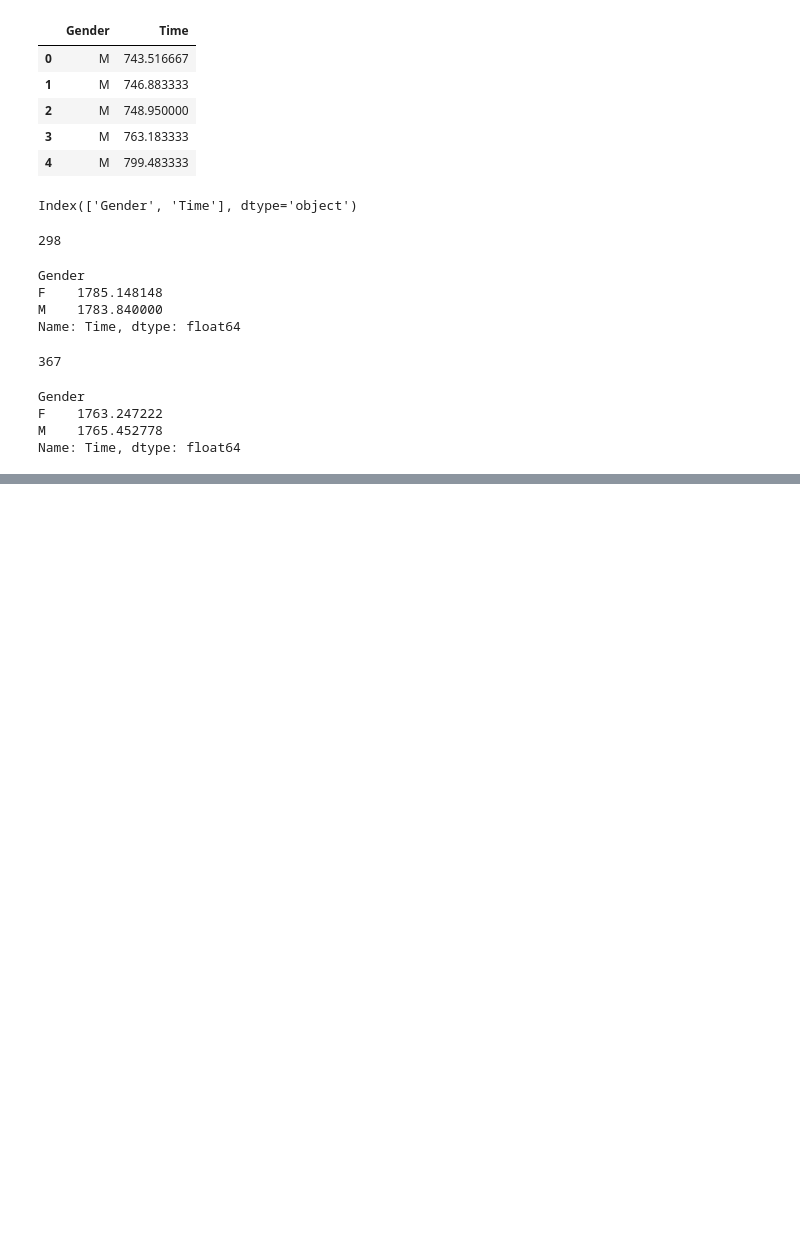
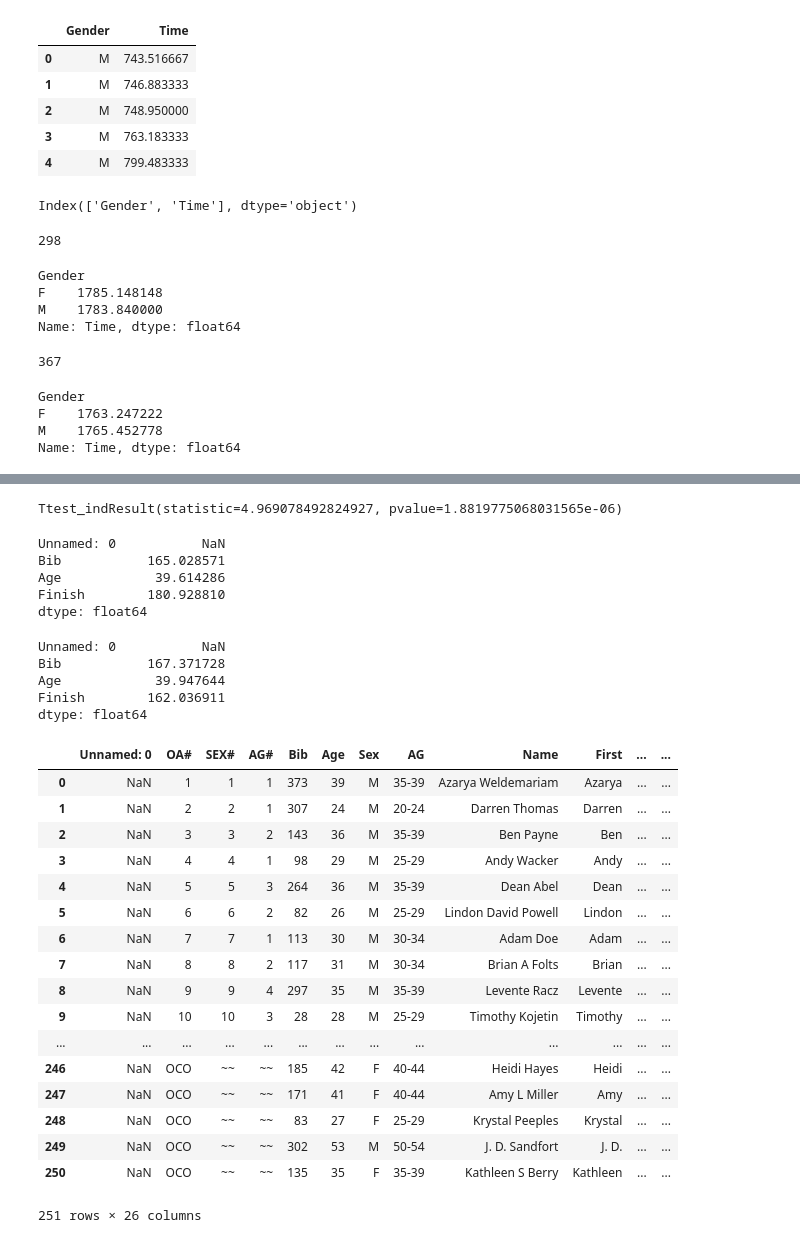
Before and after one commit to elizabethguy86/ultrasignup, a Jupyter notebook: ult_sign_scrape/Liz_PracticeScrape.ipynb, the cells around one changed output, grey strips where cells are left out. Saved outputs shown, nothing was run; the diff lists cells and outputs as text; code cells hidden in the pictures; blank space fills up the shorter version.

Commit message:
add barr trail race analyses

```diff
--- a/ult_sign_scrape/Liz_PracticeScrape.ipynb
+++ b/ult_sign_scrape/Liz_PracticeScrape.ipynb
@@ -583,3 +583,10 @@ Gender
 F    1763.247222
 M    1765.452778
 Name: Time, dtype: float64
+# %%
+barr_df = pd.read_csv('/Users/elizabethguy/Downloads/Barr Trail Mountain Race Results July 15, 2018.csv')
+# %%
+barr_df_finishers = barr_df[barr_df['OA#'] != 'DNF']
+# %%
+barr_df_finishers['Finish'] = barr_df_finishers['Finish'].str.split(':')
+barr_df_finishers['Finish'] = barr_df_finishers['Finish'].apply(lambda x: int(x[0]) * 60 + int(x[1]) + float(x[2])/60)
@@ -585,0 +610,41 @@ Name: Time, dtype: float64
+# %%
+barr_ttest
+# %% [output]
+Ttest_indResult(statistic=4.969078492824927, pvalue=1.8819775068031565e-06)
+# %%
+barr_df_finishers_f.mean()
+# %% [output]
+Unnamed: 0           NaN
+Bib           165.028571
+Age            39.614286
+Finish        180.928810
+dtype: float64
+# %%
+barr_df_finishers_m.mean()
+# %% [output]
+Unnamed: 0           NaN
+Bib           167.371728
+Age            39.947644
+Finish        162.036911
+dtype: float64
+# %%
+barr_df_finishers.head(-10)
+# %% [output]
+|  | Unnamed: 0 | OA# | SEX# | AG# | Bib | Age | Sex | AG | Name | First | ... | ... |
+| 0 | NaN | 1 | 1 | 1 | 373 | 39 | M | 35-39 | Azarya Weldemariam | Azarya | ... | ... |
+| 1 | NaN | 2 | 2 | 1 | 307 | 24 | M | 20-24 | Darren Thomas | Darren | ... | ... |
+| 2 | NaN | 3 | 3 | 2 | 143 | 36 | M | 35-39 | Ben Payne | Ben | ... | ... |
+| 3 | NaN | 4 | 4 | 1 | 98 | 29 | M | 25-29 | Andy Wacker | Andy | ... | ... |
+| 4 | NaN | 5 | 5 | 3 | 264 | 36 | M | 35-39 | Dean Abel | Dean | ... | ... |
+| 5 | NaN | 6 | 6 | 2 | 82 | 26 | M | 25-29 | Lindon David Powell | Lindon | ... | ... |
+| 6 | NaN | 7 | 7 | 1 | 113 | 30 | M | 30-34 | Adam Doe | Adam | ... | ... |
+| 7 | NaN | 8 | 8 | 2 | 117 | 31 | M | 30-34 | Brian A Folts | Brian | ... | ... |
+| 8 | NaN | 9 | 9 | 4 | 297 | 35 | M | 35-39 | Levente Racz | Levente | ... | ... |
+| 9 | NaN | 10 | 10 | 3 | 28 | 28 | M | 25-29 | Timothy Kojetin | Timothy | ... | ... |
+| ... | ... | ... | ... | ... | ... | ... | ... | ... | ... | ... | ... | ... |
+| 246 | NaN | OCO | ~~ | ~~ | 185 | 42 | F | 40-44 | Heidi Hayes | Heidi | ... | ... |
+| 247 | NaN | OCO | ~~ | ~~ | 171 | 41 | F | 40-44 | Amy L Miller | Amy | ... | ... |
+| 248 | NaN | OCO | ~~ | ~~ | 83 | 27 | F | 25-29 | Krystal Peeples | Krystal | ... | ... |
+| 249 | NaN | OCO | ~~ | ~~ | 302 | 53 | M | 50-54 | J. D. Sandfort | J. D. | ... | ... |
+| 250 | NaN | OCO | ~~ | ~~ | 135 | 35 | F | 35-39 | Kathleen S Berry | Kathleen | ... | ... |
+251 rows × 26 columns
```
Also changed, not shown: parts of 3 cells of this notebook.
